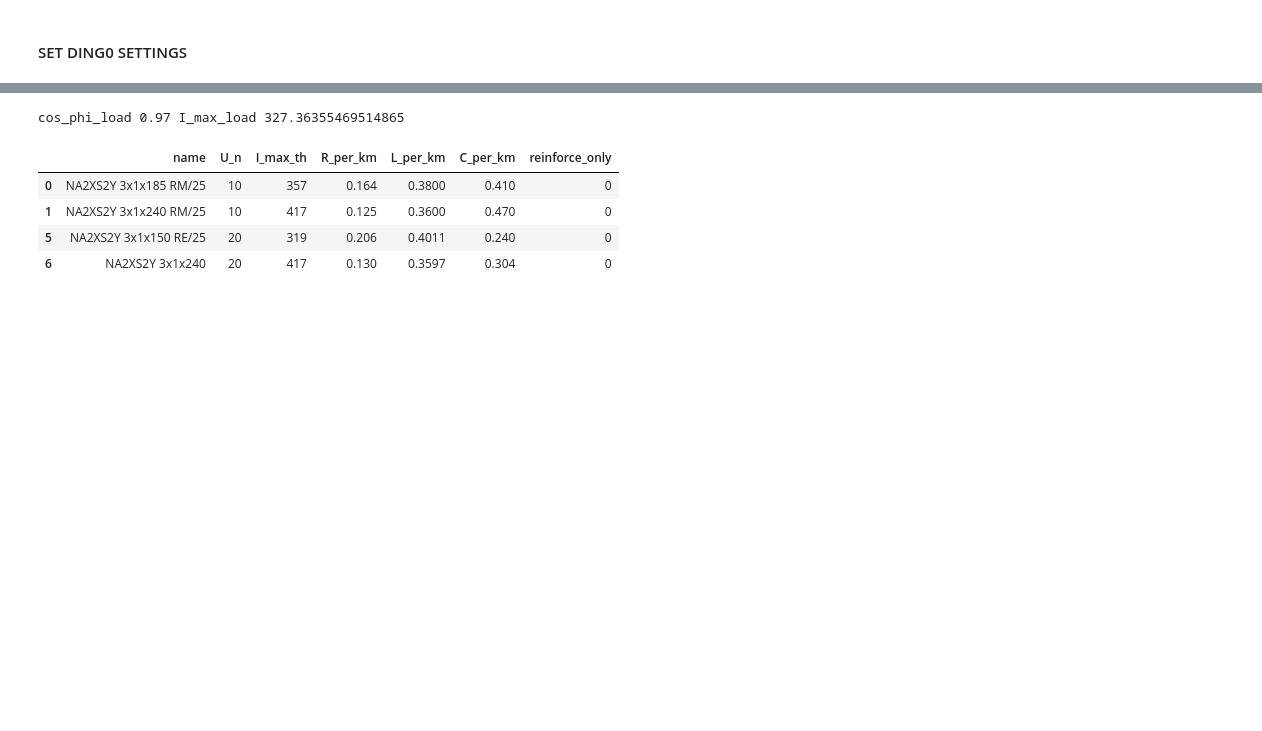
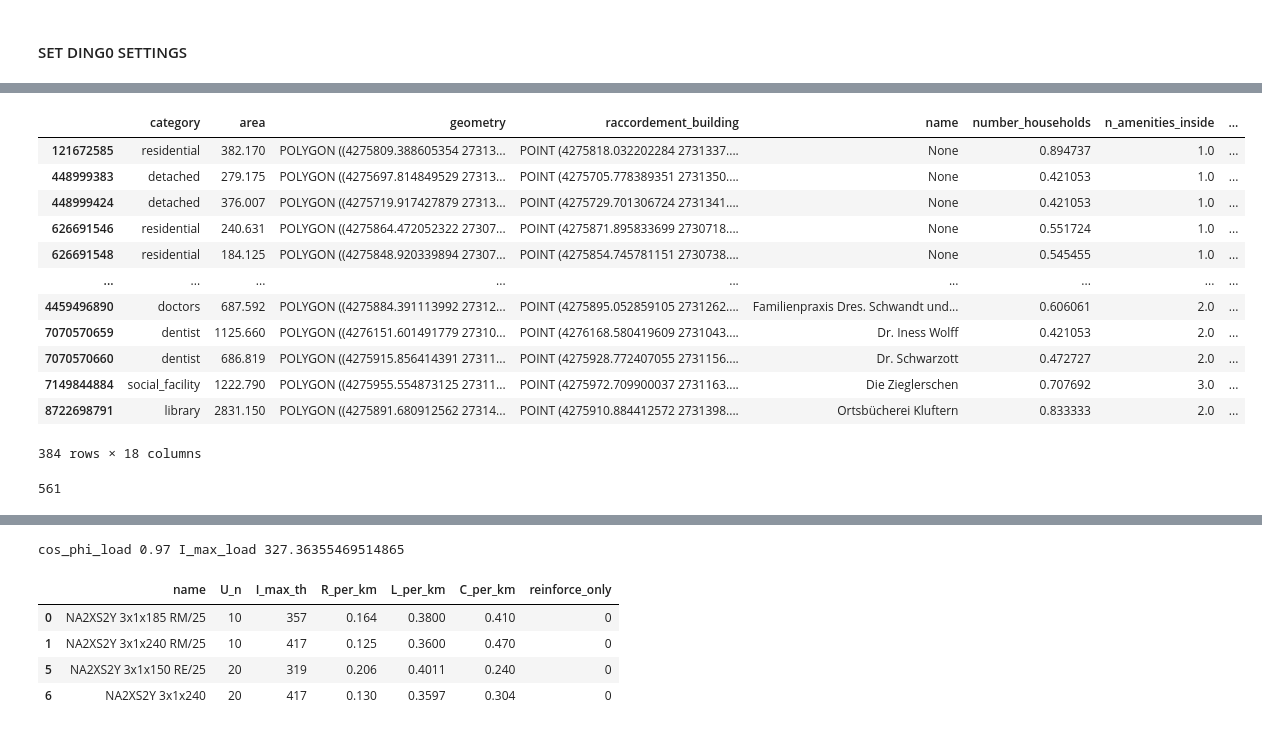
Before and after one commit to openego/ding0, a Jupyter notebook: ding0/lv_grid_testing-11.19.ipynb, the cells around one changed output, grey strips where cells are left out. Cells and saved outputs as stored; diff of their text form; code cells hidden in the pictures; blank space fills up the shorter version.

```diff
--- a/ding0/lv_grid_testing-11.19.ipynb
+++ b/ding0/lv_grid_testing-11.19.ipynb
@@ -115,12 +118,12 @@ Wall time: 27 s
 # STEP 4: Validate MV Grid Districts
 msg = nd.validate_grid_districts()
 # %%
+%%time
+
+
 # STEP 5: Build LV grids
 # nd.build_lv_grids()
 
-load_area, bg = nd.build_lv_grids()
-lv_loads_grid = bg[0]
-lv_loads_to_station = bg[1]
-fedder_cable_dict = bg[2]
+load_area, lvgd_stgraph = nd.build_lv_grids()
 # %% [output]
 lv_grid_district_4488000000
@@ -126,0 +131,16 @@ lv_grid_district_4488000000
+# %%
+load_area._lv_grid_districts[0].buildings
+# %% [output]
+|  | category | area | geometry | raccordement_building | name | number_households | n_amenities_inside | ... |
+| 121672585 | residential | 382.170 | POLYGON ((4275809.388605354 27313... | POINT (4275818.032202284 2731337.... | None | 0.894737 | 1.0 | ... |
+| 448999383 | detached | 279.175 | POLYGON ((4275697.814849529 27313... | POINT (4275705.778389351 2731350.... | None | 0.421053 | 1.0 | ... |
+| 448999424 | detached | 376.007 | POLYGON ((4275719.917427879 27313... | POINT (4275729.701306724 2731341.... | None | 0.421053 | 1.0 | ... |
+| 626691546 | residential | 240.631 | POLYGON ((4275864.472052322 27307... | POINT (4275871.895833699 2730718.... | None | 0.551724 | 1.0 | ... |
+| 626691548 | residential | 184.125 | POLYGON ((4275848.920339894 27307... | POINT (4275854.745781151 2730738.... | None | 0.545455 | 1.0 | ... |
+| ... | ... | ... | ... | ... | ... | ... | ... | ... |
+| 4459496890 | doctors | 687.592 | POLYGON ((4275884.391113992 27312... | POINT (4275895.052859105 2731262.... | Familienpraxis Dres. Schwandt und... | 0.606061 | 2.0 | ... |
+| 7070570659 | dentist | 1125.660 | POLYGON ((4276151.601491779 27310... | POINT (4276168.580419609 2731043.... | Dr. Iness Wolff | 0.421053 | 2.0 | ... |
+| 7070570660 | dentist | 686.819 | POLYGON ((4275915.856414391 27311... | POINT (4275928.772407055 2731156.... | Dr. Schwarzott | 0.472727 | 2.0 | ... |
+| 7149844884 | social_facility | 1222.790 | POLYGON ((4275955.554873125 27311... | POINT (4275972.709900037 2731163.... | Die Zieglerschen | 0.707692 | 3.0 | ... |
+| 8722698791 | library | 2831.150 | POLYGON ((4275891.680912562 27314... | POINT (4275910.884412572 2731398.... | Ortsbücherei Kluftern | 0.833333 | 2.0 | ... |
+384 rows × 18 columns
@@ -126,0 +150,4 @@ lv_grid_district_4488000000
+# %%
+len(list(set(lvgd.buildings.index.tolist() + lvgd.buildings.nn.tolist() + list(stgraph.nodes))))
+# %% [output]
+561
```
Also changed, not shown: parts of 11 cells of this notebook, 4 other files.
